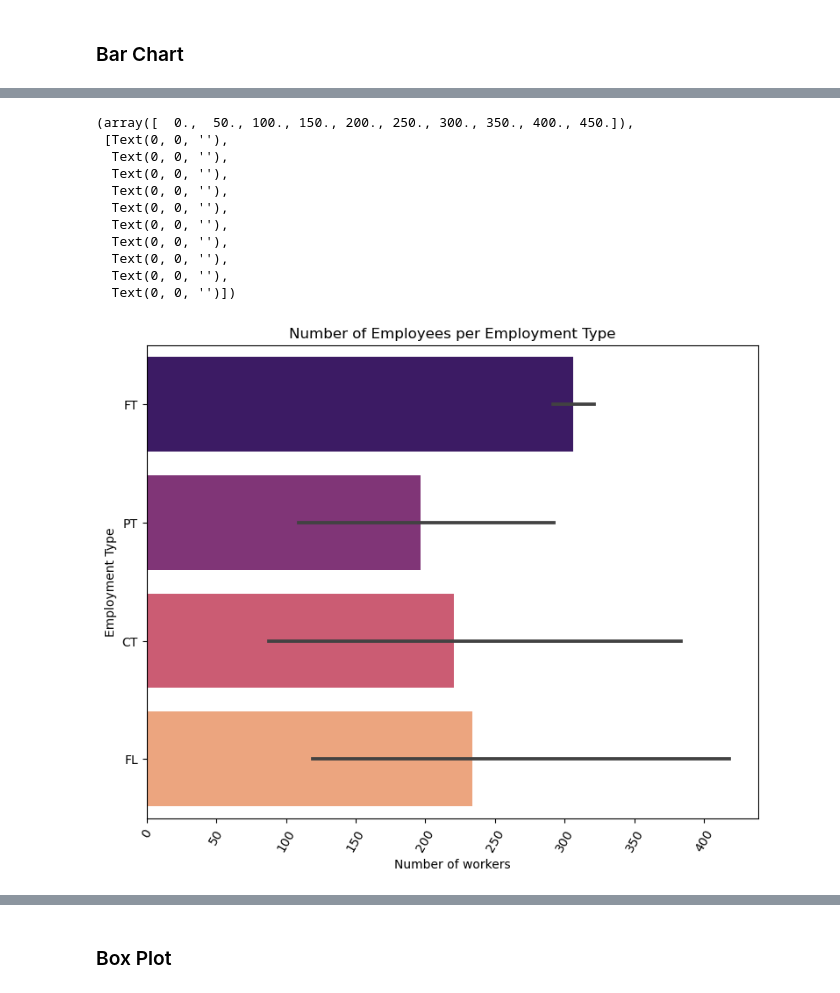
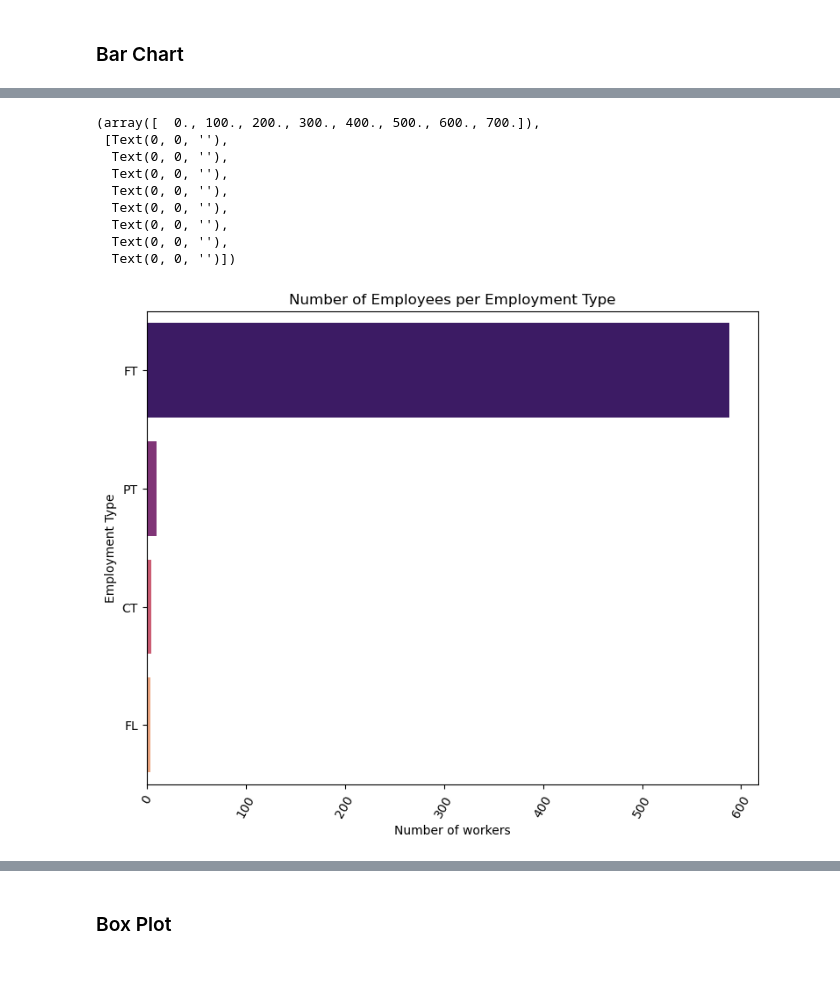
Before and after one commit to KimKarydas/Data-Science-Job-Salaries, a Jupyter notebook: Data_Science_Salaries.ipynb, the cells around one changed output, grey strips where cells are left out. Drawn from its saved outputs; the diff is of its cells as text; code cells hidden in the pictures.

```diff
--- a/Data_Science_Salaries.ipynb
+++ b/Data_Science_Salaries.ipynb
@@ -214,22 +226,26 @@ plt.xticks(rotation=60)
 # %%
-#employment_type
-plt.figure(figsize=(9,7))
-order = df.groupby('employment_type').size().sort_values(ascending=False).index
-ax = sns.barplot(x=df.index.values, y=df['employment_type'], data=df, palette='magma', order=order)
+employment_type_counts = df['employment_type'].value_counts()
+
+# Set up the plot
+plt.figure(figsize=(9, 7))
+order = employment_type_counts.index
+
+# Plot the bar chart
+ax = sns.barplot(x=employment_type_counts.values, y=order, palette='magma', order=order)
+
+# Set labels and title
 plt.xlabel('Number of workers')
 plt.ylabel('Employment Type')
 plt.title('Number of Employees per Employment Type')
 plt.xticks(rotation=60)
 # %% [output]
-(array([  0.,  50., 100., 150., 200., 250., 300., 350., 400., 450.]),
+(array([  0., 100., 200., 300., 400., 500., 600., 700.]),
  [Text(0, 0, ''),
   Text(0, 0, ''),
   Text(0, 0, ''),
   Text(0, 0, ''),
   Text(0, 0, ''),
   Text(0, 0, ''),
   Text(0, 0, ''),
-  Text(0, 0, ''),
-  Text(0, 0, ''),
   Text(0, 0, '')])
-[figure, old version]
+[figure, new version]
```
Also changed, not shown: parts of 31 cells of this notebook.
